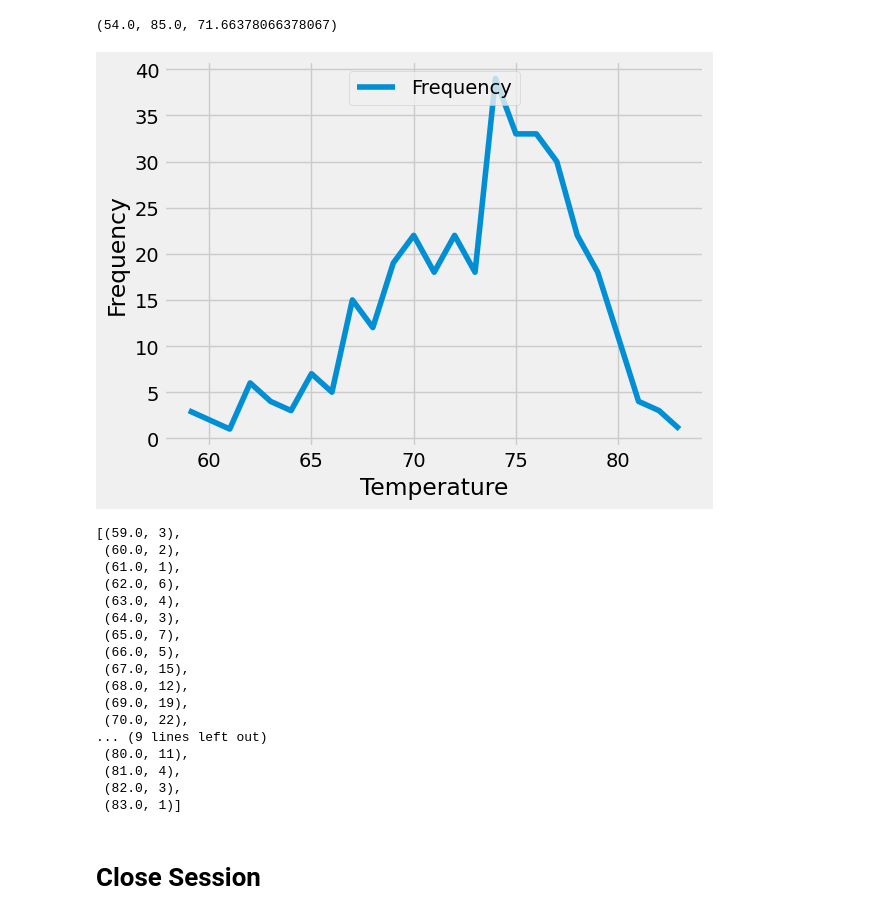
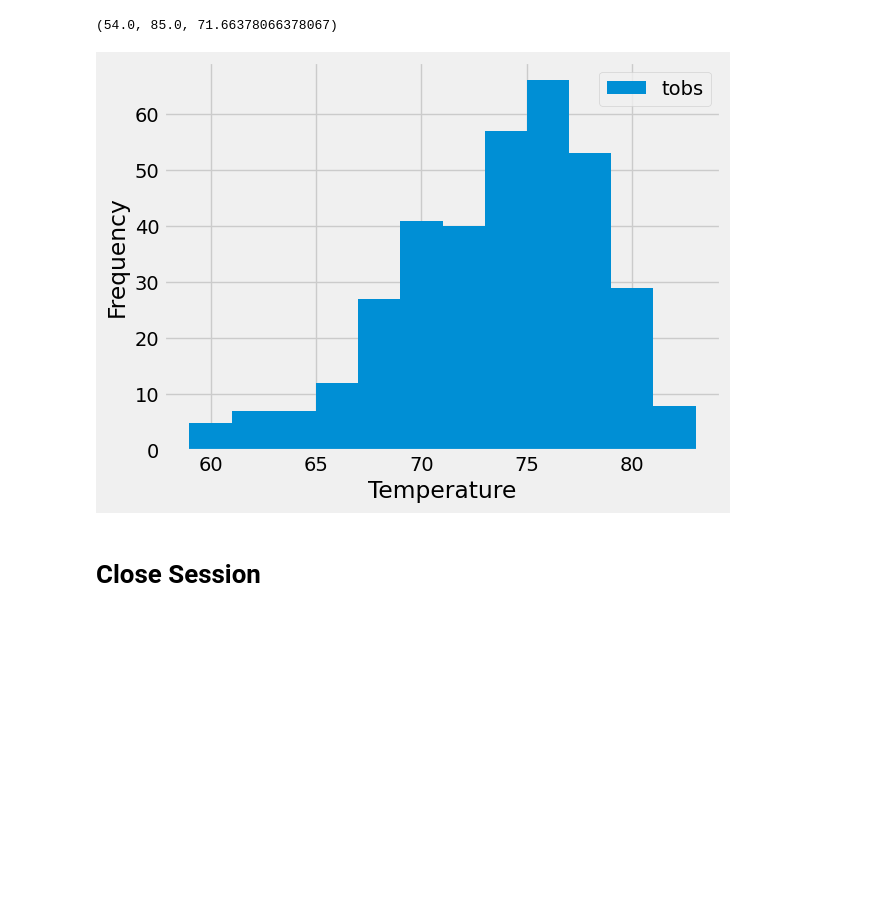
Before and after one commit to gmnzor/10-SQL-Alchemy, a Jupyter notebook: SurfsUp/climate_submission.ipynb, the cells around one changed output. Saved outputs shown, nothing was run; the diff lists cells and outputs as text; code cells hidden in the pictures; blank space fills up the shorter version.

```diff
--- a/SurfsUp/climate_submission.ipynb
+++ b/SurfsUp/climate_submission.ipynb
@@ -51,7 +51,7 @@ date_finder_max
 max_date = dt.datetime.strptime(date_finder_max[0], "%Y-%m-%d" )
 
 # Calculate the date one year from the last date in data set.
-min_date = max_date - dt.timedelta(days=365)
+min_date = max_date - dt.timedelta(days=366)
 
 # Perform a query to retrieve the data and precipitation scores
 prec_data = session.query(Measurement.date, Measurement.prcp).\
@@ -62,7 +62,7 @@ prec_data = session.query(Measurement.date, Measurement.prcp).\
 df = pd.DataFrame(prec_data, columns = ["Date", "Precipitation"])
 
 # Sort the dataframe by date
-df['Date'] = pd.to_datetime(df['Date'])
+df['Date'] = pd.to_datetime(df['Date'], format='%Y-%m-%d')
 df.sort_values(by="Date")
 
 # Use Pandas Plotting with Matplotlib to plot the data
@@ -72,8 +72,7 @@ plt.legend(loc=9)
 plt.ylabel('Inches')
 plt.tight_layout()
 plt.xticks(rotation=90)
+plt.style.use("fivethirtyeight")
+
 plt.show()
-
-
-df
 # %% [output]
@@ -117,9 +102,9 @@ print(station_count)
 # %%
 # Design a query to find the most active stations (i.e. which stations have the most rows?)
 # List the stations and their counts in descending order.
-station_data = session.query(Measurement.station, func.count(Measurement.station)).\
+station_data = session.query(Measurement.station).\
     group_by(Measurement.station).\
-    order_by(func.count(Measurement.station).desc()).all()
+    order_by(func.count(Measurement.station).desc()).first()
 
 station_data
 # %% [output]
@@ -135,55 +112,38 @@ station_data
 # %%
 # Using the most active station id from the previous query, calculate the lowest,
 # highest, and average temperature.
-most_active = station_data[0][0]
+most_active = station_data[0]
 
 most_active_data = session.query(func.min(Measurement.tobs), \
     func.max(Measurement.tobs),func.avg(Measurement.tobs) ).\
-    filter(Measurement.station == most_active)
+    filter(Measurement.station == most_active).first()
 
-most_active_data[0]
+most_active_data
 # %% [output]
 (54.0, 85.0, 71.66378066378067)
 # %%
 # Using the most active station id
 # Query the last 12 months of temperature observation data
 # for this station and plot the results as a histogram
-most_active_data = session.query(Measurement.tobs, func.count(Measurement.tobs) ).\
+most_active_data = session.query(Measurement.tobs).\
     filter(Measurement.station == most_active).\
     filter(Measurement.date <= max_date).\
     filter(Measurement.date >= min_date).\
-    group_by(Measurement.tobs).all()
+    all()
 
-dfma = pd.DataFrame(most_active_data, columns = ["Temperature", "Frequency"])
+# Create data frame from query
+dfma = pd.DataFrame(most_active_data, columns = ["tobs"])
 
+# create histogram to plot values
+fig, ax = plt.subplots()
 
-#dfma.set_index('Temperature', inplace=True)
-dfma.plot("Temperature")
-plt.legend(loc=9)
+ax.hist(dfma, 12)
+plt.xlabel('Temperature')
 plt.ylabel('Frequency')
-plt.tight_layout()
+plt.legend(dfma, loc=1)
 plt.show()
-
-most_active_data
 # %% [output]
-[figure, old version]
+[figure, new version]
-[(59.0, 3),
- (60.0, 2),
- (61.0, 1),
- (62.0, 6),
- (63.0, 4),
- (64.0, 3),
- (65.0, 7),
- (66.0, 5),
- (67.0, 15),
- (68.0, 12),
- (69.0, 19),
- (70.0, 22),
-... (9 lines left out)
- (80.0, 11),
- (81.0, 4),
- (82.0, 3),
- (83.0, 1)]
 # %% [markdown]
 # Close Session
 # %%
```
Also changed, not shown: parts of 3 cells of this notebook, 1 other file.
